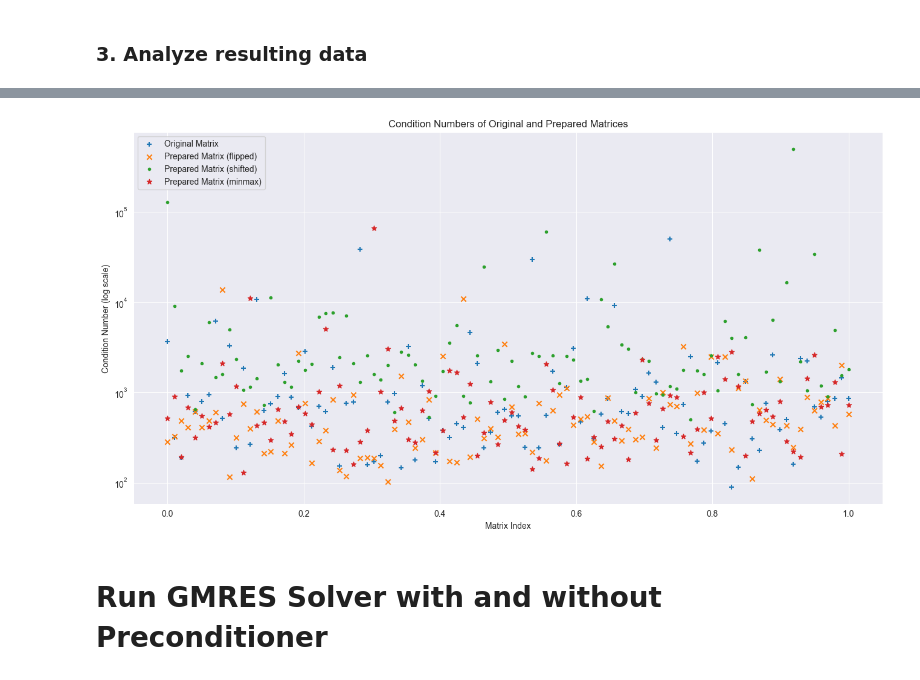
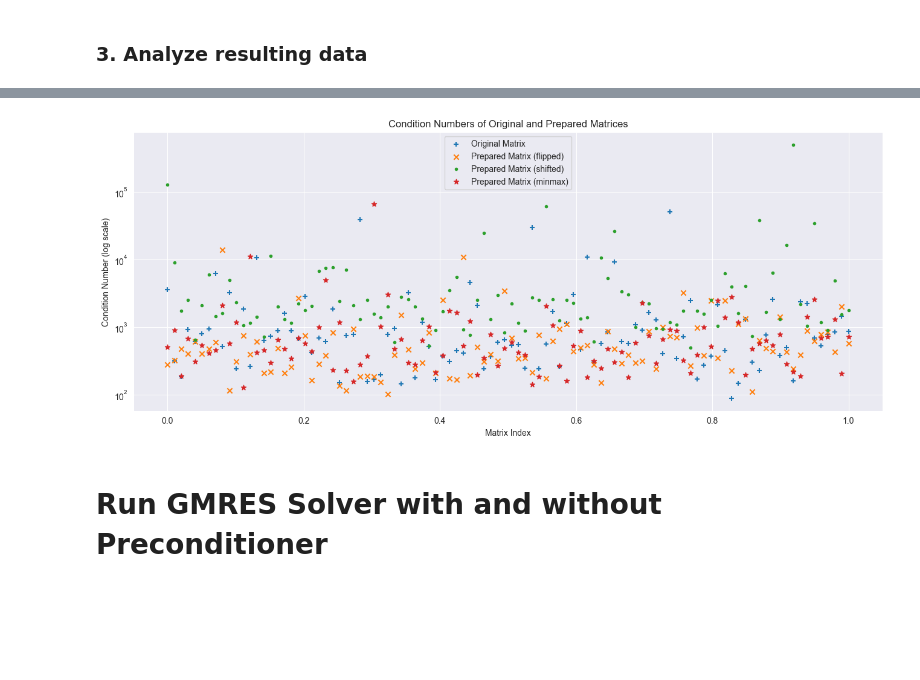
Before and after one commit to 24io/opencampus-ai-project, a Jupyter notebook: testrun_without_model.ipynb, the cells around one changed output, grey strips where cells are left out. Saved outputs shown, nothing was run; the diff lists cells and outputs as text; code cells hidden in the pictures; blank space fills up the shorter version.

```diff
--- a/testrun_without_model.ipynb
+++ b/testrun_without_model.ipynb
@@ -48,11 +48,11 @@ test_data = MatrixData(
         print_debug=False
     )
 # %%
-test_labels = test_data.tdata_blk_starts
-test_matrices = test_data.matrices
+labels = test_data.tdata_blk_starts
+A_orig = test_data.matrices
 
 # Verify Shape
-print(f"Test Matrices Shape: {test_matrices.shape}, Test Labels Shape: {test_labels.shape}")
+print(f"Test Matrices Shape: {A_orig.shape}, Test Labels Shape: {labels.shape}")
 # %% [output]
 Test Matrices Shape: (100, 64, 64), Test Labels Shape: (100, 64)
 # %% [markdown]
@@ -61,9 +61,9 @@ Test Matrices Shape: (100, 64, 64), Test Labels Shape: (100, 64)
 # %%
 importlib.reload(precon)
 
-A_flip = np.array([precon.prepare_matrix(test_matrices[i], method='flip') for i in range(test_matrices.shape[0])])
-A_shift = np.array([precon.prepare_matrix(test_matrices[i], method='shift') for i in range(test_matrices.shape[0])])
-A_minmax = np.array([precon.prepare_matrix(test_matrices[i], method='minmax') for i in range(test_matrices.shape[0])])
+A_flip = np.array([precon.prepare_matrix(A_orig[i], method='flip') for i in range(NUMBER_OF_MATRICES)])
+A_shift = np.array([precon.prepare_matrix(A_orig[i], method='shift') for i in range(NUMBER_OF_MATRICES)])
+A_minmax = np.array([precon.prepare_matrix(A_orig[i], method='minmax') for i in range(NUMBER_OF_MATRICES)])
 # %% [markdown]
 ### 2. Invert Blocks (ensure non-singularity)
 # %%
@@ -157,20 +157,20 @@ Condition number of matrix    3 (minmax):         684.56
 # %%
 # generate x axis vector
 x_vals = np.linspace(0, 1, num=NUMBER_OF_MATRICES)
 
 # plot condition numbers
-plt.figure(figsize=(16, 8))
-plt.scatter(x_vals, [np.linalg.cond(test_matrices[i]) for i in range(test_matrices.shape[0])], label='Original Matrix', marker='+')
+plt.figure(figsize=(16, 6))
+plt.scatter(x_vals, [np.linalg.cond(A_orig[i]) for i in range(A_orig.shape[0])], label='Original Matrix', marker='+')
 plt.scatter(x_vals, [np.linalg.cond(A_flip[i]) for i in range(A_flip.shape[0])], label='Prepared Matrix (flipped)', marker='x')
 plt.scatter(x_vals, [np.linalg.cond(A_shift[i]) for i in range(A_shift.shape[0])], label='Prepared Matrix (shifted)', marker='.')
 plt.scatter(x_vals, [np.linalg.cond(A_minmax[i]) for i in range(A_minmax.shape[0])], label='Prepared Matrix (minmax)', marker='*')
 plt.xlabel('Matrix Index')
 plt.ylabel('Condition Number (log scale)')
 plt.gca().set_yscale('log')
 plt.title('Condition Numbers of Original and Prepared Matrices')
 plt.legend()
 plt.show()
 # %% [output]
-[figure, old version]
+[figure, new version]
 # %% [markdown]
 # Run GMRES Solver with and without Preconditioner
```
Also changed, not shown: parts of 8 cells of this notebook.
